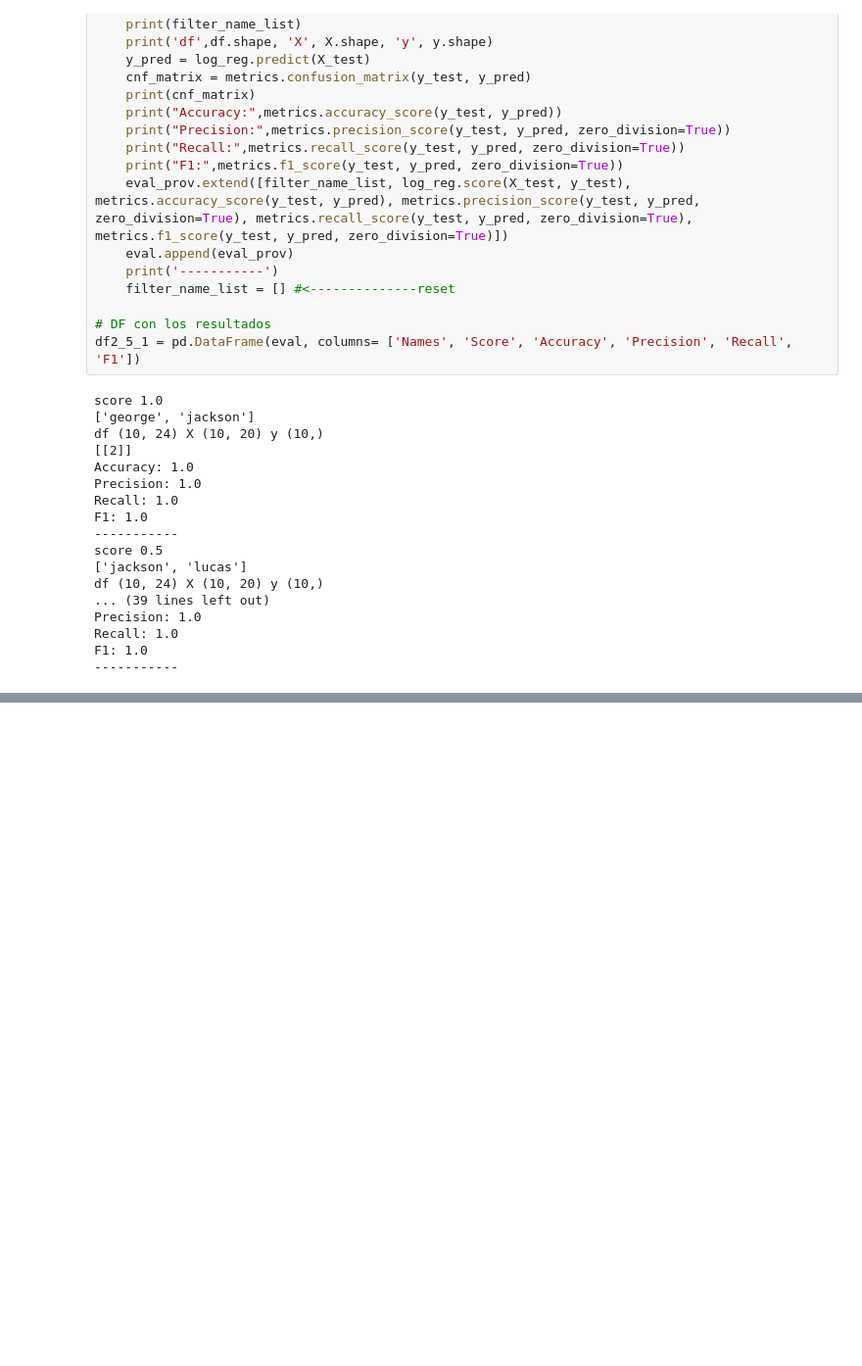
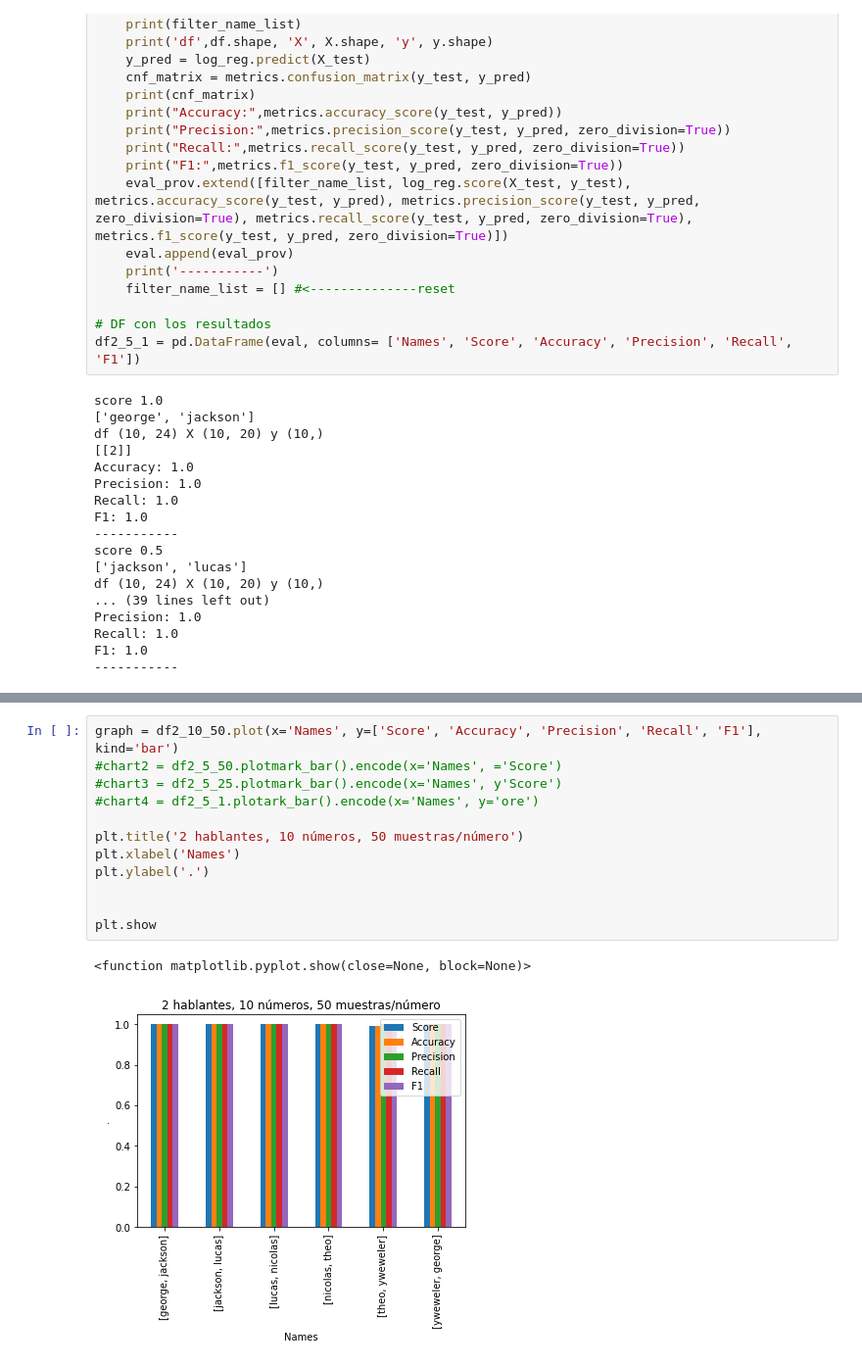
Before and after one commit to victorbeltranjimenez/PR-Final, a Jupyter notebook: Pruebas_num_iteraciones.ipynb, the cells around one changed output, grey strips where cells are left out. Shown: that part at 98% size. Drawn from its saved outputs; the diff is of its cells as text; blank space fills up the shorter version.

Commit message:
Visualización2

```diff
--- a/Pruebas_num_iteraciones.ipynb
+++ b/Pruebas_num_iteraciones.ipynb
@@ -290,0 +723,15 @@ F1: 1.0
+# %%
+graph = df2_10_50.plot(x='Names', y=['Score', 'Accuracy', 'Precision', 'Recall', 'F1'], kind='bar')
+#chart2 = df2_5_50.plotmark_bar().encode(x='Names', ='Score')
+#chart3 = df2_5_25.plotmark_bar().encode(x='Names', y'Score')
+#chart4 = df2_5_1.plotark_bar().encode(x='Names', y='ore')
+
+plt.title('2 hablantes, 10 números, 50 muestras/número')
+plt.xlabel('Names')
+plt.ylabel('.')
+
+
+plt.show
+# %% [output]
+<function matplotlib.pyplot.show(close=None, block=None)>
+[figure, added]
```
Also changed, not shown: parts of 29 cells of this notebook, 2 other files.
